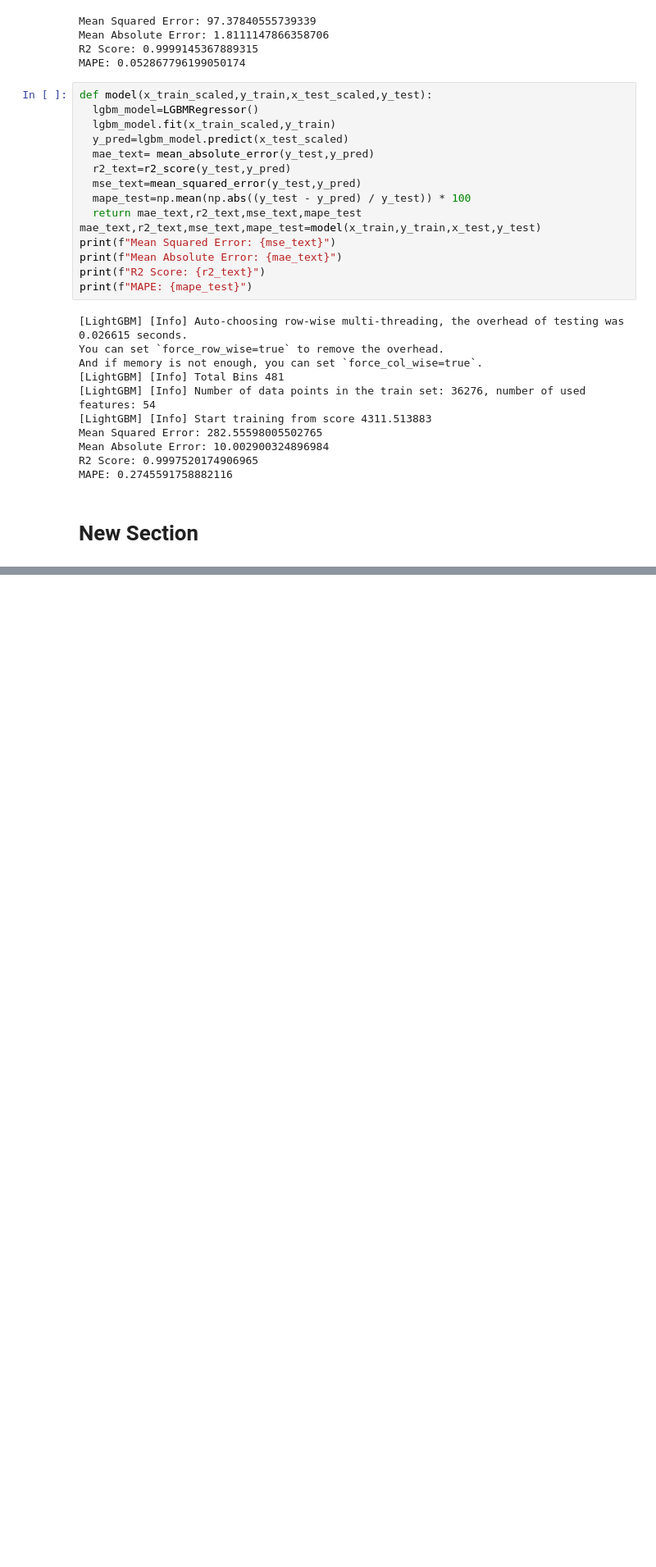
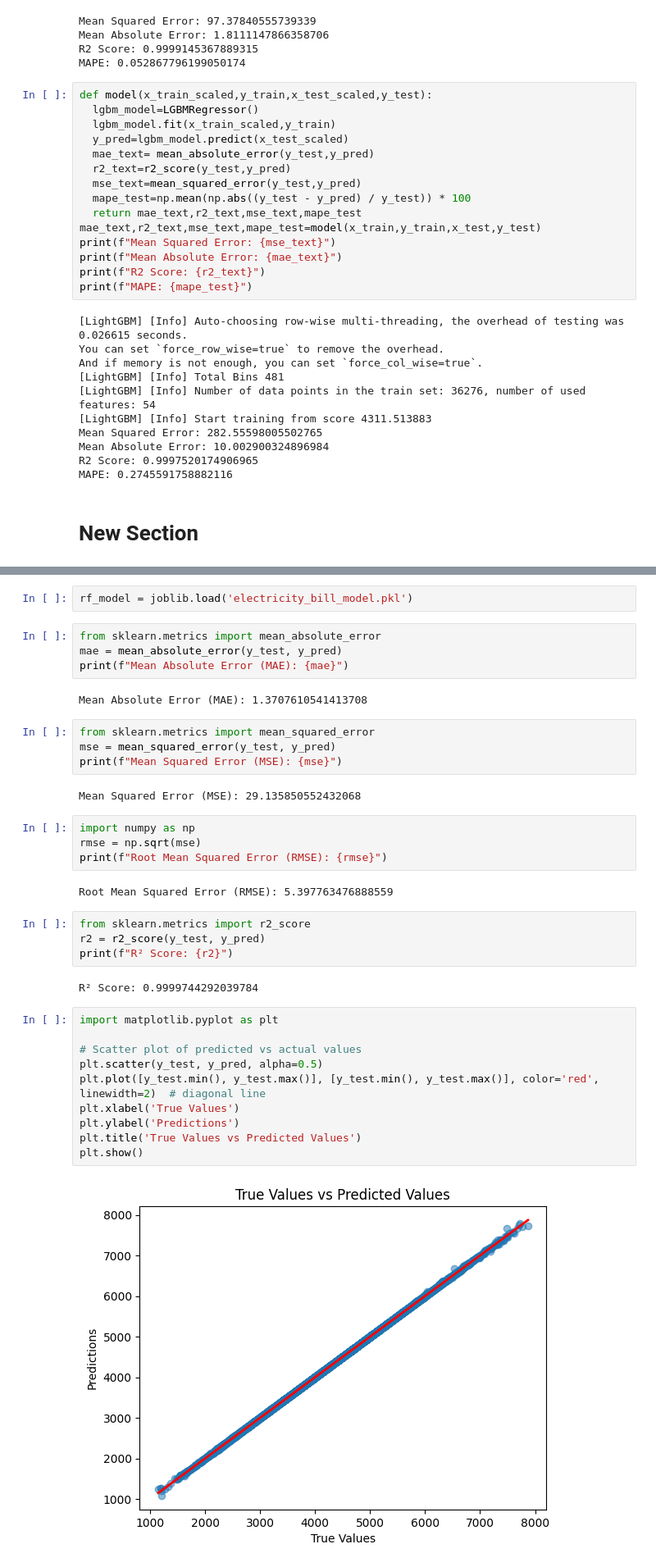
Before and after one commit to mrgupta01/Electricity-billing-system, a Jupyter notebook: EBS.ipynb, the cells around one changed output, grey strips where cells are left out. Shown: that part at 82% size. Drawn from its saved outputs; the diff is of its cells as text; blank space fills up the shorter version.

```diff
--- a/EBS.ipynb
+++ b/EBS.ipynb
@@ -338,0 +440,38 @@ MAPE: 0.2745591758882116
+# %%
+rf_model = joblib.load('electricity_bill_model.pkl')
+# %%
+from sklearn.metrics import mean_absolute_error
+mae = mean_absolute_error(y_test, y_pred)
+print(f"Mean Absolute Error (MAE): {mae}")
+# %% [output]
+Mean Absolute Error (MAE): 1.3707610541413708
+# %%
+from sklearn.metrics import mean_squared_error
+mse = mean_squared_error(y_test, y_pred)
+print(f"Mean Squared Error (MSE): {mse}")
+# %% [output]
+Mean Squared Error (MSE): 29.135850552432068
+# %%
+import numpy as np
+rmse = np.sqrt(mse)
+print(f"Root Mean Squared Error (RMSE): {rmse}")
+# %% [output]
+Root Mean Squared Error (RMSE): 5.397763476888559
+# %%
+from sklearn.metrics import r2_score
+r2 = r2_score(y_test, y_pred)
+print(f"R² Score: {r2}")
+# %% [output]
+R² Score: 0.9999744292039784
+# %%
+import matplotlib.pyplot as plt
+
+# Scatter plot of predicted vs actual values
+plt.scatter(y_test, y_pred, alpha=0.5)
+plt.plot([y_test.min(), y_test.max()], [y_test.min(), y_test.max()], color='red', linewidth=2)  # diagonal line
+plt.xlabel('True Values')
+plt.ylabel('Predictions')
+plt.title('True Values vs Predicted Values')
+plt.show()
+# %% [output]
+[figure, added]
```
Also changed, not shown: parts of 15 cells of this notebook.
